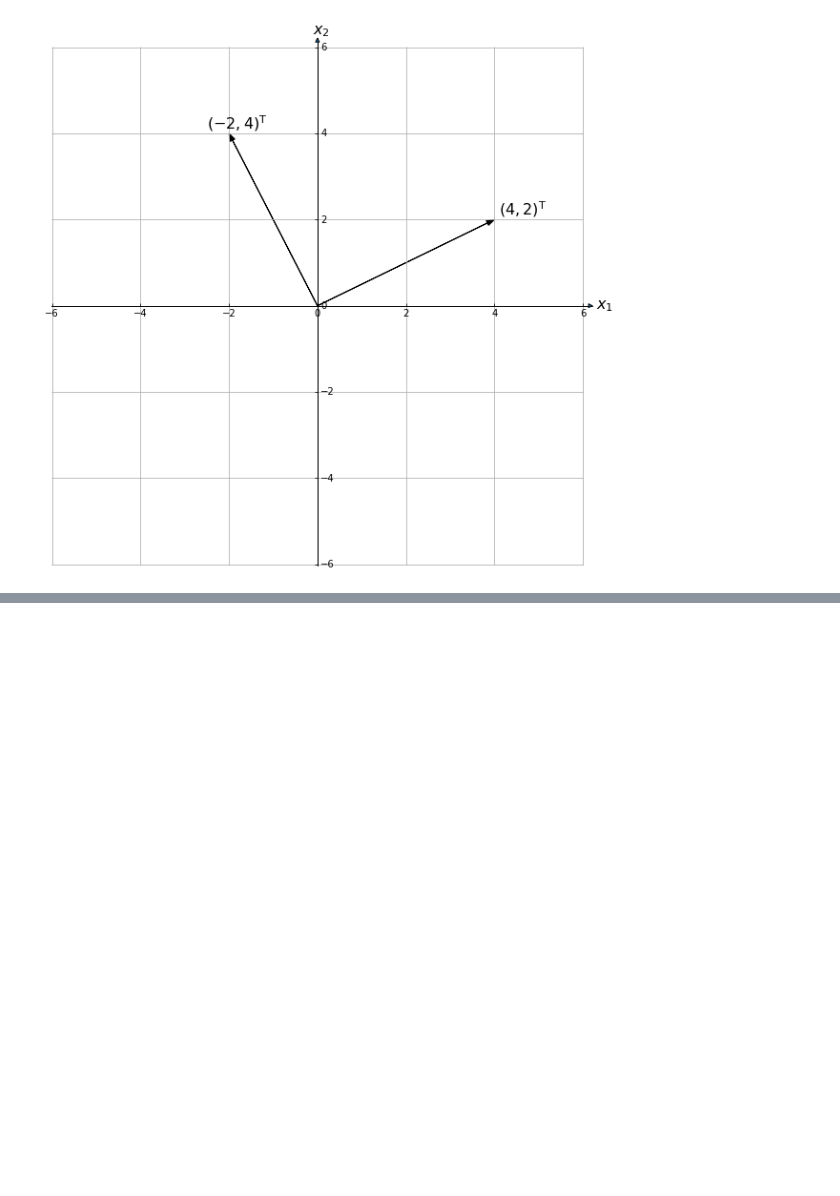
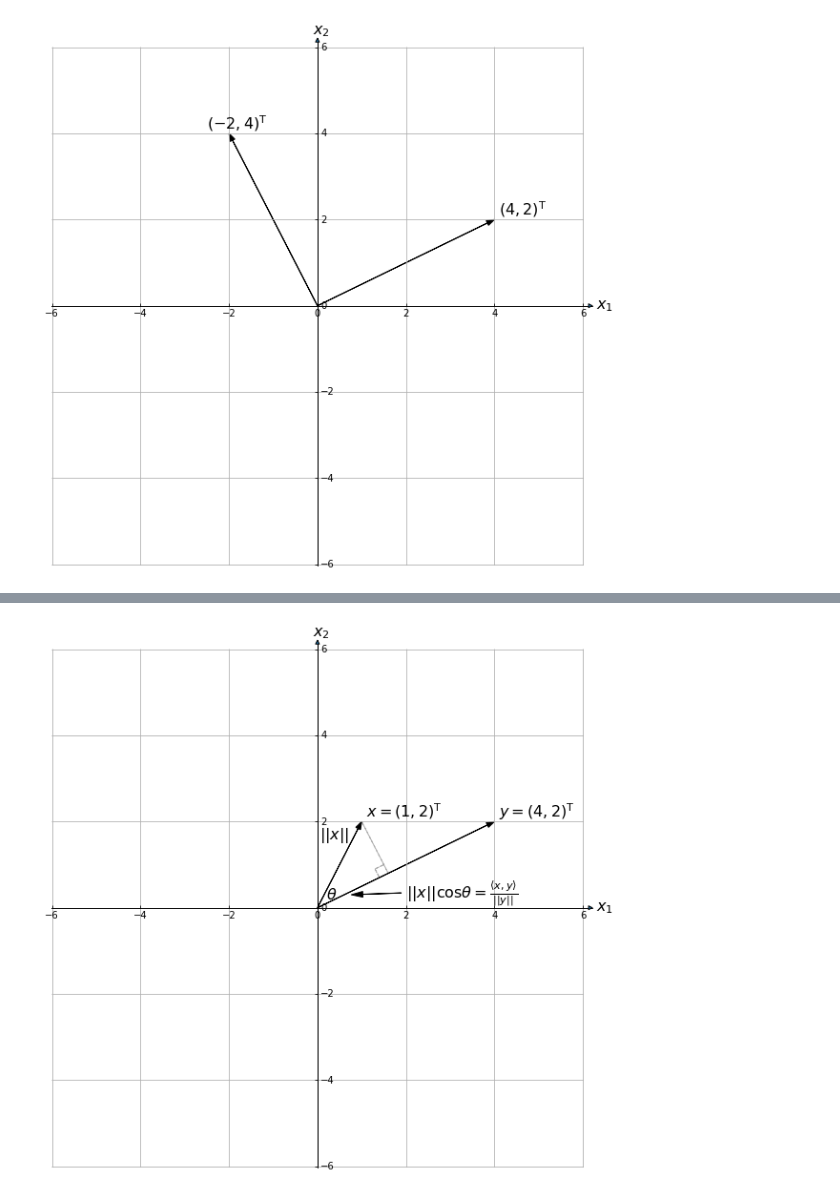
Before and after one commit to dlxj/doc, a Jupyter notebook: lang/programming/python/Plot a plane based on a normal vector and a point in Matlab or matplotlib.ipynb, the cells around one changed output, grey strips where cells are left out. Saved outputs shown, nothing was run; the diff lists cells and outputs as text; code cells hidden in the pictures; blank space fills up the shorter version.

```diff
--- a/lang/programming/python/Plot a plane based on a normal vector and a point in Matlab or matplotlib.ipynb
+++ b/lang/programming/python/Plot a plane based on a normal vector and a point in Matlab or matplotlib.ipynb
@@ -93,0 +133,45 @@ plt.savefig(os.path.join(all_pic_path, 'two vector.png'), format='png', dpi=600)
+# %%
+from book_draw_util import *
+
+
+fig = plt.figure(figsize=SQUARE_FIG_SIZE)
+ax = axisartist.Subplot(fig, 111)
+fig.add_axes(ax)
+
+ax.axis[:].set_visible(False)
+ax.axis["x"] = ax.new_floating_axis(0,0)
+ax.axis["x"].set_axisline_style("-|>", size = 1.0)
+ax.axis["y"] = ax.new_floating_axis(1,0)
+ax.axis["y"].set_axisline_style("-|>", size = 1.0)
+ax.axis["x"].set_axis_direction("bottom")
+ax.axis["y"].set_axis_direction("right")
+
+
+
+plt.xlim(-6.01, 6.02)
+plt.ylim(-6.02, 6.01)
+ax.grid(True)
+ax.text(x=6.3, y=-0.08, s=r"$x_1$", fontsize=AXIS_LABEL_FONT_SIZE)
+ax.text(x=-0.1, y=6.3, s=r"$x_2$", fontsize=AXIS_LABEL_FONT_SIZE)
+ax.arrow(0,0,4,2, head_width=ARROW_HEAD_WIDTH, length_includes_head=True, color="k")
+ax.arrow(0,0,1,2, head_width=ARROW_HEAD_WIDTH, length_includes_head=True, color="k")
+
+
+ax.arrow(1.6,0.8,-0.6,1.2, head_width=0, length_includes_head=True, color="k", linestyle="dashed", alpha=ALPHA)
+ax.arrow(1.4,0.7,-0.1,0.2, head_width=0, length_includes_head=True, color="k", linestyle="dashed", alpha=ALPHA)
+ax.arrow(1.3,0.9,0.2,0.1, head_width=0, length_includes_head=True, color="k", linestyle="dashed", alpha=ALPHA)
+
+ax.text(x=4.1, y=2.1, s=r"$y=\left(4,2\right)^\mathrm{T}$", fontsize=TEXT_FONT_SIZE)
+ax.text(x=1.1, y=2.1, s=r"$x=\left(1,2\right)^\mathrm{T}$", fontsize=TEXT_FONT_SIZE)
+ax.text(x=0.2, y=0.2, s=r"$\theta$", fontsize=TEXT_FONT_SIZE)
+ax.text(x=0.05, y=1.6, s=r"$\left||x\right||$", fontsize=TEXT_FONT_SIZE)
+ax.annotate(s=r"$\left||x\right||\mathrm{cos}\theta=\frac{\left<x,y\right>}{\left||y\right||}$",
+        xy=(0.7,0.3), xytext=(2,0.25), arrowprops=dict
+        (width=0.1,
+        facecolor='black',
+        headwidth=6,
+        shrink=0.05), fontsize=TEXT_FONT_SIZE)
+
+plt.savefig(os.path.join(all_pic_path, '1-8.png'), format='png', dpi=600)
+# %% [output]
+[figure, added]
```
Also changed, not shown: parts of 4 cells of this notebook, 4 other files.
